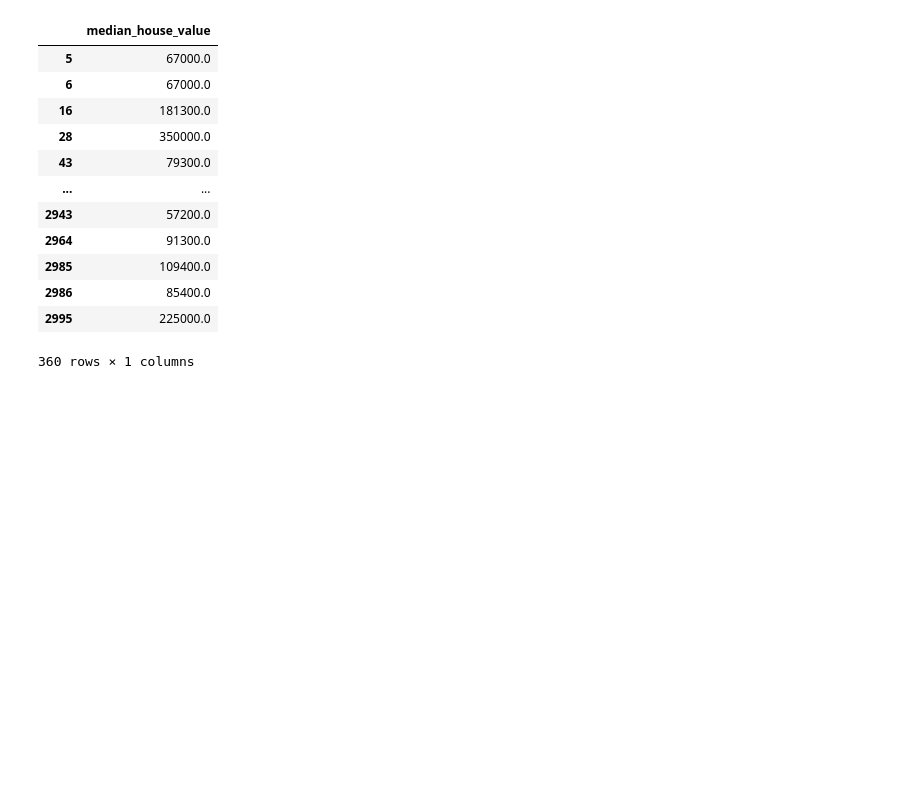
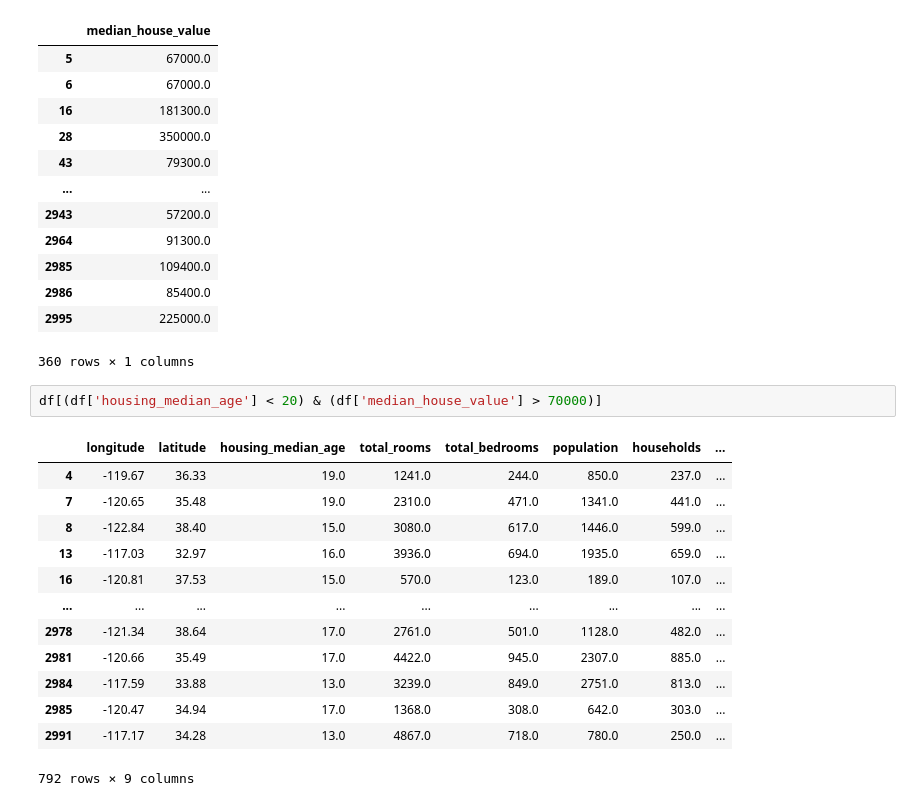
Before and after one commit to AndreyAlVS/PythonCourse, a Jupyter notebook: seminar9.ipynb, the cells around one changed output. Cells and saved outputs as stored; diff of their text form; blank space fills up the shorter version.

```diff
--- a/seminar9.ipynb
+++ b/seminar9.ipynb
@@ -130,3 +130,19 @@ df.loc [df['median_income'] < 2, ['median_house_value']]
 | 2986 | 85400.0 |
 | 2995 | 225000.0 |
 360 rows × 1 columns
+# %%
+df[(df['housing_median_age'] < 20) & (df['median_house_value'] > 70000)]
+# %% [output]
+|  | longitude | latitude | housing_median_age | total_rooms | total_bedrooms | population | households | ... |
+| 4 | -119.67 | 36.33 | 19.0 | 1241.0 | 244.0 | 850.0 | 237.0 | ... |
+| 7 | -120.65 | 35.48 | 19.0 | 2310.0 | 471.0 | 1341.0 | 441.0 | ... |
+| 8 | -122.84 | 38.40 | 15.0 | 3080.0 | 617.0 | 1446.0 | 599.0 | ... |
+| 13 | -117.03 | 32.97 | 16.0 | 3936.0 | 694.0 | 1935.0 | 659.0 | ... |
+| 16 | -120.81 | 37.53 | 15.0 | 570.0 | 123.0 | 189.0 | 107.0 | ... |
+| ... | ... | ... | ... | ... | ... | ... | ... | ... |
+| 2978 | -121.34 | 38.64 | 17.0 | 2761.0 | 501.0 | 1128.0 | 482.0 | ... |
+| 2981 | -120.66 | 35.49 | 17.0 | 4422.0 | 945.0 | 2307.0 | 885.0 | ... |
+| 2984 | -117.59 | 33.88 | 13.0 | 3239.0 | 849.0 | 2751.0 | 813.0 | ... |
+| 2985 | -120.47 | 34.94 | 17.0 | 1368.0 | 308.0 | 642.0 | 303.0 | ... |
+| 2991 | -117.17 | 34.28 | 13.0 | 4867.0 | 718.0 | 780.0 | 250.0 | ... |
+792 rows × 9 columns
```
Also changed, not shown: parts of 11 cells of this notebook.
